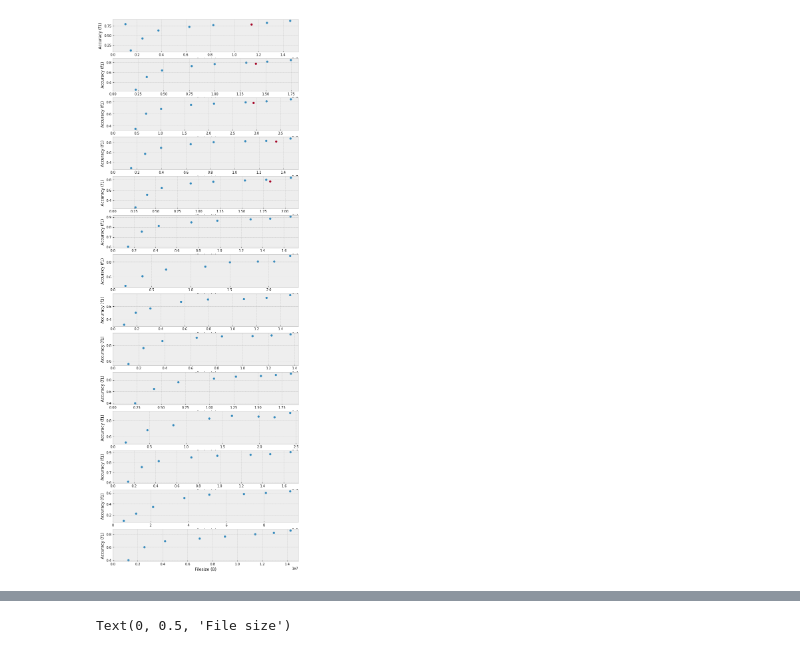
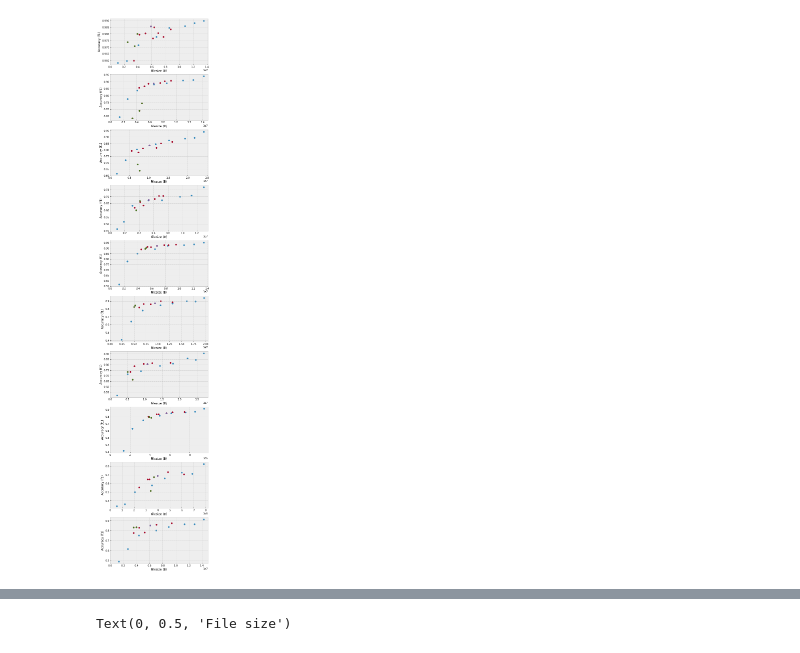
Before and after one commit to KuntaiDu/AccMPEG, a Jupyter notebook: visualize.ipynb, the cells around one changed output, grey strips where cells are left out. Saved outputs shown, nothing was run; the diff lists cells and outputs as text; code cells hidden in the pictures.

```diff
--- a/visualize.ipynb
+++ b/visualize.ipynb
@@ -2,7 +2,7 @@
 
 import matplotlib.pyplot as plt
 import yaml
-with open('stats_FPN', 'r') as f:
+with open('stats_FPN_QP30_thresh75_dashcamcropped', 'r') as f:
     data_full = yaml.load(f.read())
 
 #plt.figure(figsize=(7, 5))
@@ -10,7 +10,9 @@ plt.style.use('bmh')
 
 # video_names = ['dashcam_%d' % (i) for i in [2]] #+ ['visdrone/videos/vis_171']
 
-video_names = ['visdrone/videos/vis_%d' % i for i in [169, 170, 171, 172, 173]] + ['dashcam_%d' % i for i in range(2,11)]
+# video_names = ['visdrone/videos/vis_%d' % i for i in [169, 170, 171, 172, 173]] + ['dashcam_%d' % i for i in range(2,11)]
+# video_names =  ['visdrone/videos/vis_%d' % i for i in [169, 170, ]] + ["dashcam_2_short", "dashcam_3"]
+video_names = ['dashcam/dashcamcropped_%d' % i for i in range(1, 11)]
 # video_names = ['vis_%d' % i for i `in range(169, 174)]
 
 # video_names = ['visdrone/videos/vis_171']
@@ -23,7 +25,7 @@ video_names = ['visdrone/videos/vis_%d' % i for i in [169, 170, 171, 172, 173]]
 #     ]
 
 
-fig, ax = plt.subplots(len(video_names), figsize=(10, 30))
+fig, ax = plt.subplots(len(video_names), figsize=(7, 40))
 # ax = [ax]
 
 for i, video_name in enumerate(video_names):
@@ -34,35 +36,64 @@ for i, video_name in enumerate(video_names):
 
     # print(data[-1])
 
     ax[i].scatter([i['bw'] for i in data if f'{video_name}_qp_'  in i['video_name']], [i[metric] for i in data if f'{video_name}_qp_' in i['video_name']])
 
     # for j in data:
     #     if f'{video_name}_qp_'  in j['video_name']:
     #         ax[i].annotate(j['video_name'], [j['bw'], j[metric]], )
 
-    kws = ['bound_0.05_conv_1_']
+    # kws = ['blackgen']
+    # data_ = [i for i in data if all(kw in i['video_name'] for kw in kws)]
+    # data_ = sorted(data_, key=lambda x: -x[metric])
+    # # print(data_[0])
+    # # data_ = data_[-2:]
+    # ax[i].scatter([i['bw'] for i in data_], [i[metric] for i in data_])
+
+    # kws = ["blackgen", "newSSD",]
+    # data_ = [i for i in data if all(kw in i['video_name'] for kw in kws)]
+    # data_ = sorted(data_, key=lambda x: -x[metric])
+    # # print(data_[0])
+    # # data_ = data_[-2:]
+    # ax[i].scatter([i['bw'] for i in data_], [i[metric] for i in data_])
+
+    # kws = ['blackgen', 'weight10', 'conv_3']
+    kws = ["blackgen", "newSSDwconf"]
+    data_ = [i for i in data if all(kw in i['video_name'] for kw in kws)]
+    data_ = sorted(data_, key=lambda x: -x[metric])
+    # print(data_[0])
+    # data_ = data_[-2:]
+    ax[i].scatter([i['bw'] for i in data_], [i[metric] for i in data_])
+
+    kws = ["blackgen", "newSSDwconf", "bound_0.2", "lq_40", "conv_1"]
+    data_ = [i for i in data if all(kw in i['video_name'] for kw in kws)]
+    data_ = sorted(data_, key=lambda x: -x[metric])
+    # print(data_[0])
+    # data_ = data_[-2:]
+    ax[i].scatter([i['bw'] for i in data_], [i[metric] for i in data_])
+
+    kws = ["blackgen", "newSSDwconf", "lq_-1"]
     data_ = [i for i in data if all(kw in i['video_name'] for kw in kws)]
     data_ = sorted(data_, key=lambda x: -x[metric])
     # print(data_[0])
     # data_ = data_[-2:]
     ax[i].scatter([i['bw'] for i in data_], [i[metric] for i in data_])
 
     # kws = ['blackgen_', 'bound_0.3_qp_30_conv_9_']
     # data_ = [i for i in data if all(kw in i['video_name'] for kw in kws)]
     # data_ = sorted(data_, key=lambda x: -x[metric])
     # # print(data_[0])
     # # data_ = data_[-2:]
     # ax[i].scatter([i['bw'] for i in data_], [i[metric] for i in data_])
 
 
 
     ax[i].set_xlim(left=0)
     ax[i].set_ylabel('Accuracy (%s)' % metric)
     ax[i].set_xlabel('Filesize (B)')
 
 # fig.savefig('deeplab.png')
 # %% [output]
-[figure, old version]
+[figure, new version]
 # %%
 
 import matplotlib.pyplot as plt
```
Also changed, not shown: parts of 7 cells of this notebook, 18 other files.
